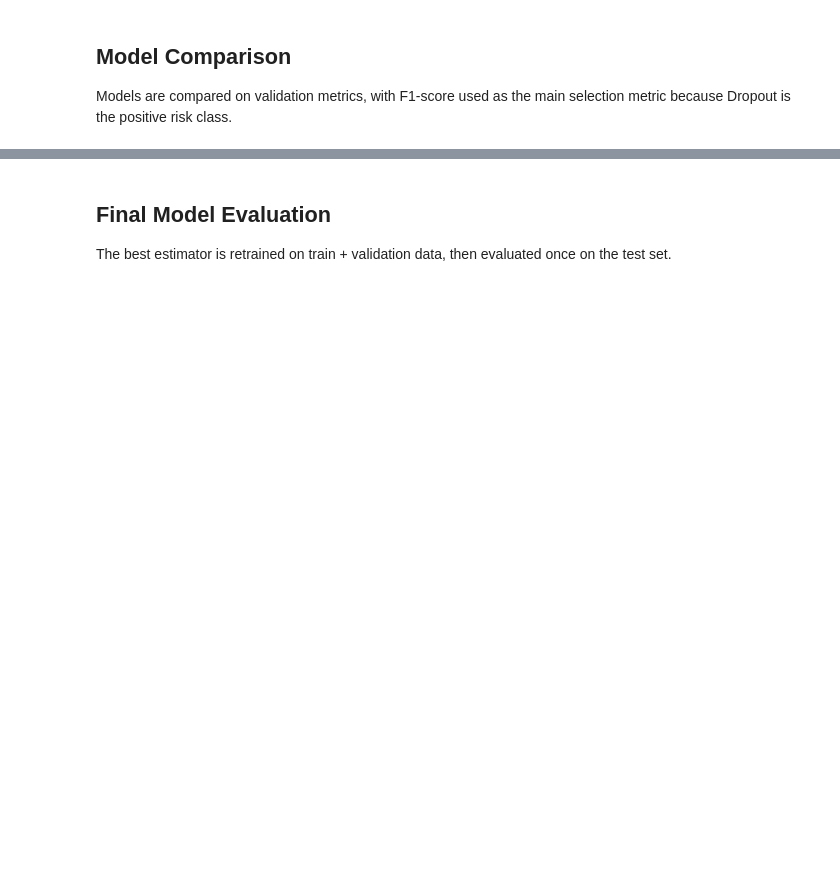
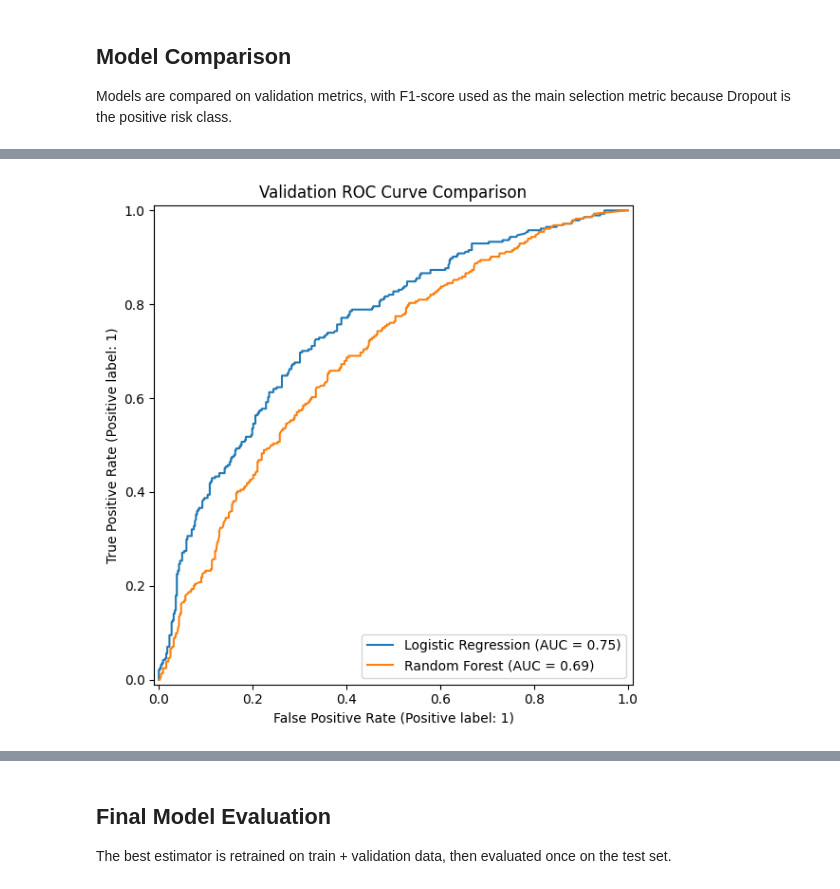
Before and after one commit to LecyLecy/student-dropout-prediction-ml, a Jupyter notebook: notebooks/03_model_training_and_feature_selection.ipynb, the cells around one changed output, grey strips where cells are left out. Drawn from its saved outputs; the diff is of its cells as text; code cells hidden in the pictures; blank space fills up the shorter version.

```diff
--- a/notebooks/03_model_training_and_feature_selection.ipynb
+++ b/notebooks/03_model_training_and_feature_selection.ipynb
@@ -169,0 +286,20 @@ validation_results_df
+# %%
+# Plot validation ROC curve comparison.
+fig, ax = plt.subplots(figsize=(7, 6))
+
+for model_name, pipeline in fitted_validation_pipelines.items():
+    RocCurveDisplay.from_estimator(
+        pipeline,
+        X_valid,
+        y_valid,
+        name=model_name,
+        ax=ax
+    )
+
+ax.set_title("Validation ROC Curve Comparison")
+plt.tight_layout()
+
+plt.savefig(FIGURES_DIR / "validation_roc_curve_comparison.png", dpi=300)
+plt.show()
+# %% [output]
+[figure, added]
```
Also changed, not shown: parts of 24 cells of this notebook, 17 other files.
